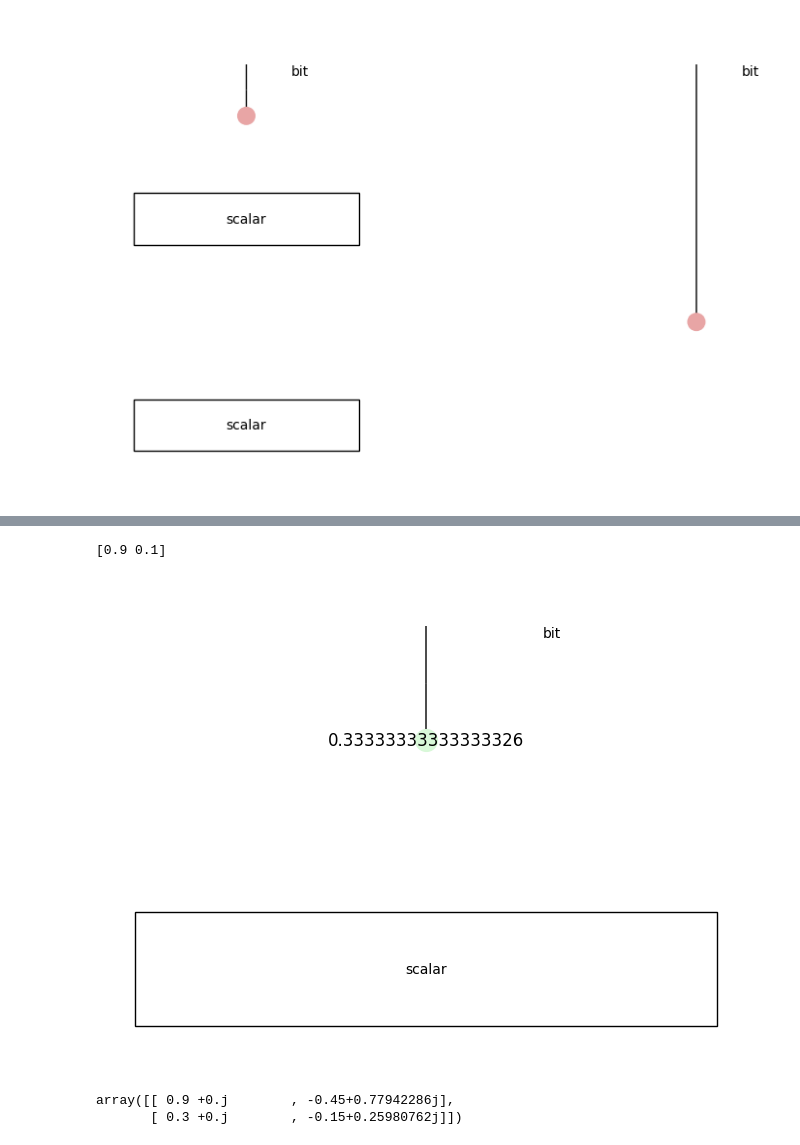
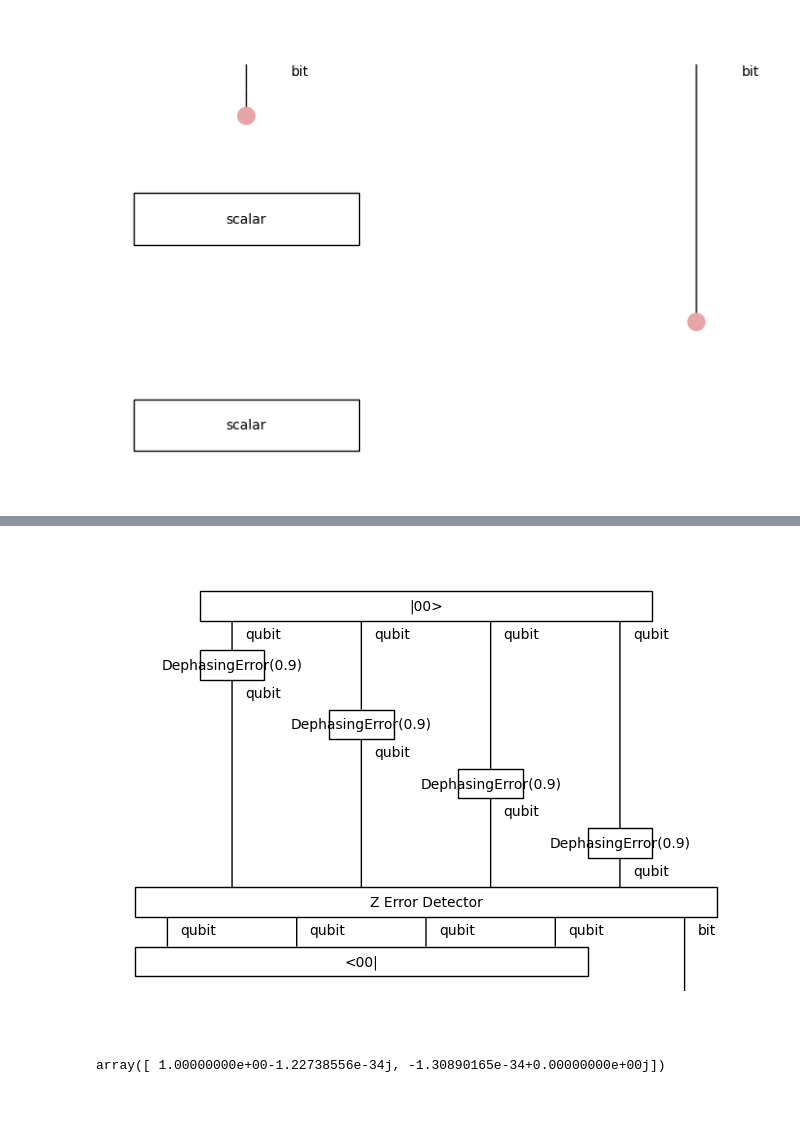
Before and after one commit to quantinuum-dev/optyx, a Jupyter notebook: notebooks/distributed-422-code.ipynb, the cells around one changed output, grey strips where cells are left out. Drawn from its saved outputs; the diff is of its cells as text; code cells hidden in the pictures; blank space fills up the shorter version.

```diff
--- a/notebooks/distributed-422-code.ipynb
+++ b/notebooks/distributed-422-code.ipynb
@@ -7,6 +7,9 @@ from optyx.channel import *
 logical_ket_00 = zx.Z(0, 4) @ optyx.Scalar(1/np.sqrt(2))
 Logical_ket_00 = Channel('|00>', logical_ket_00)
 
+logical_bra_00 = zx.Z(4, 0) @ optyx.Scalar(1/np.sqrt(2))
+Logical_bra_00 = Channel('<00|', logical_bra_00)
+
 logical_ket_00.draw()
 # %% [output]
 [figure]
@@ -81,15 +86,10 @@ perfect_circuit.draw()
-# %%
-p = 0.9
-bit_flip_error = zx.ZBox(1,0, phase=np.sqrt((1-p)/p)) @ zx.Scalar(np.sqrt(p))
-Bit_flip_error = Channel('Bit flip error', bit_flip_error)
-
-print(np.abs(bit_flip_error.to_tensor().eval().array) ** 2)
-bit_flip_error.draw()
-# %% [output]
-[0.9 0.1]
-[figure, removed]
+# %%
+diagram = Logical_ket_00 >> diag_pow(DephasingError(0.95), 4) >> Z_detector >> Logical_bra_00 @ Circuit.id(bit)
+
+diagram.draw()
+# %% [output]
+[figure, added]
 # %%
-Bit_flip_error.double().to_tensor().eval().array
+diagram.double().to_tensor().eval().array
 # %% [output]
-array([[ 0.9 +0.j        , -0.45+0.77942286j],
-       [ 0.3 +0.j        , -0.15+0.25980762j]])
+array([ 1.00000000e+00-1.22738556e-34j, -1.30890165e-34+0.00000000e+00j])
```
Also changed, not shown: parts of 17 cells of this notebook, 2 other files.
